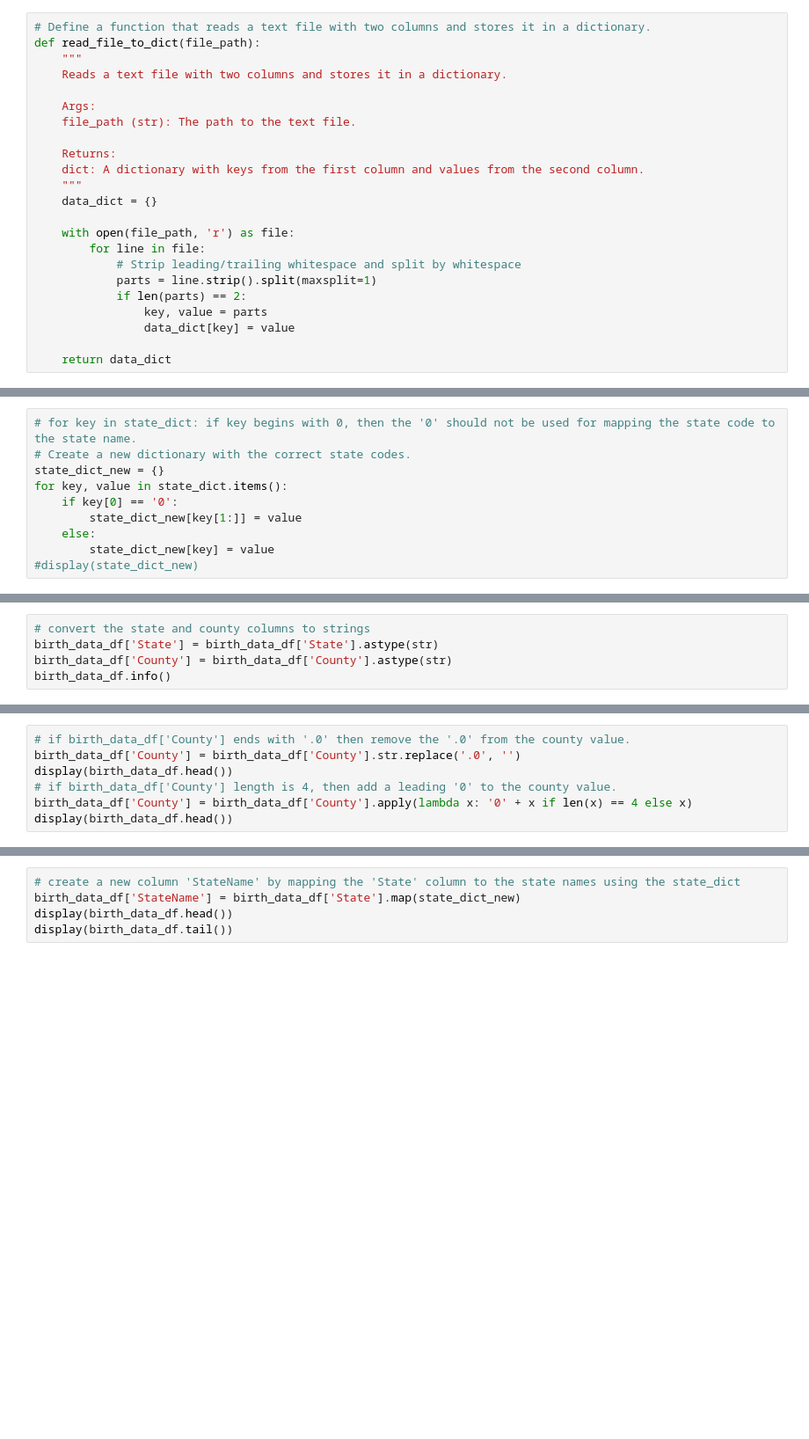
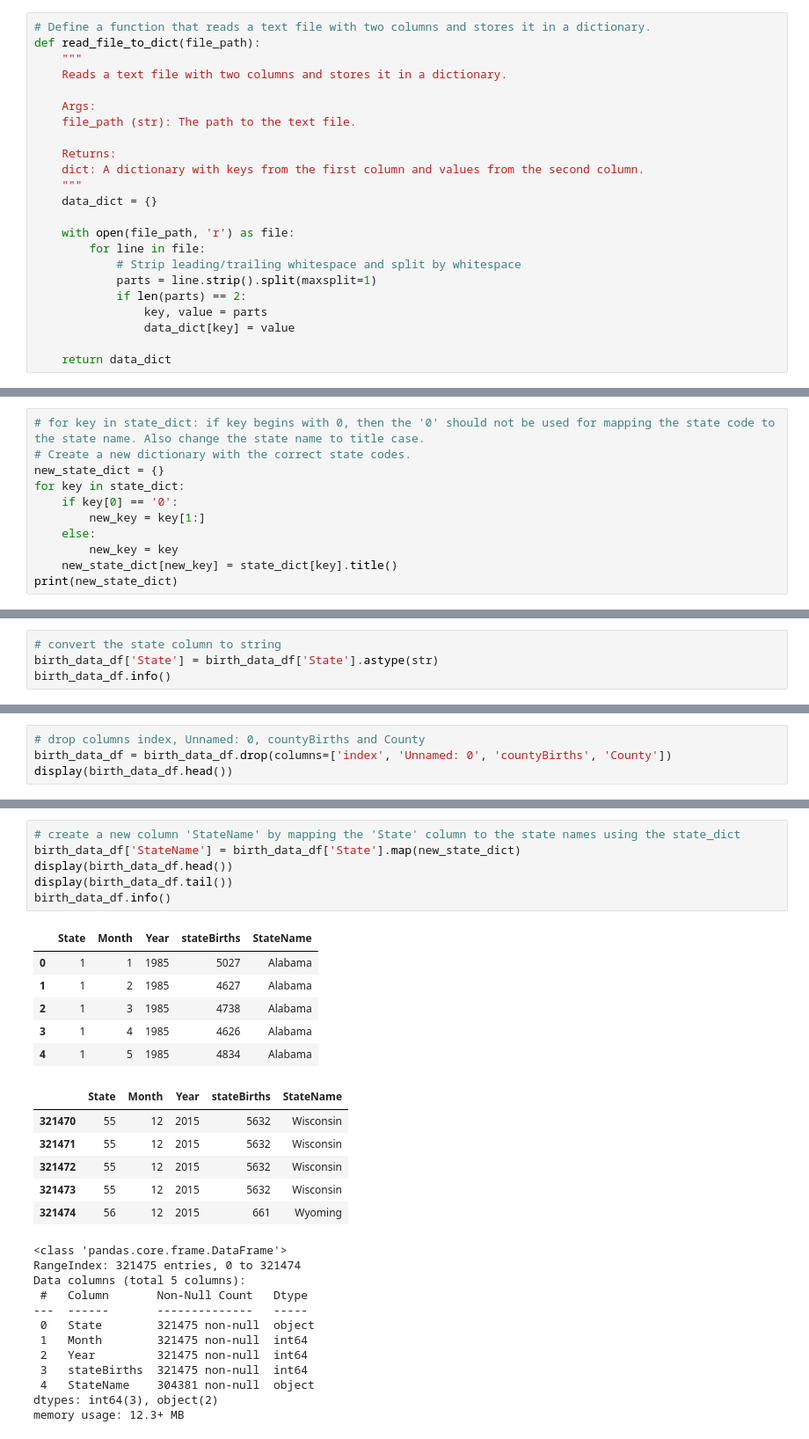
Before and after one commit to Aquamarine278/AI-Bootcamp-Project-1, a Jupyter notebook: birthdata_master.ipynb, the cells around one changed output, grey strips where cells are left out. Shown at 88% size. Saved outputs shown, nothing was run; the diff lists cells and outputs as text; blank space fills up the shorter version.

```diff
--- a/birthdata_master.ipynb
+++ b/birthdata_master.ipynb
@@ -34,10 +31,11 @@ county_dict = read_file_to_dict('resources/county_codes.txt')
 # %%
-# for key in state_dict: if key begins with 0, then the '0' should not be used for mapping the state code to the state name.
+# for key in state_dict: if key begins with 0, then the '0' should not be used for mapping the state code to the state name. Also change the state name to title case.
 # Create a new dictionary with the correct state codes.
-state_dict_new = {}
-for key, value in state_dict.items():
+new_state_dict = {}
+for key in state_dict:
     if key[0] == '0':
-        state_dict_new[key[1:]] = value
+        new_key = key[1:]
     else:
-        state_dict_new[key] = value
-#display(state_dict_new)
+        new_key = key
+    new_state_dict[new_key] = state_dict[key].title()
+print(new_state_dict)
@@ -50,5 +78,4 @@ birth_data_df.info()
 # %%
-# convert the state and county columns to strings
+# convert the state column to string
 birth_data_df['State'] = birth_data_df['State'].astype(str)
-birth_data_df['County'] = birth_data_df['County'].astype(str)
 birth_data_df.info()
@@ -55,7 +98,4 @@ birth_data_df.info()
-# %%
-# if birth_data_df['County'] ends with '.0' then remove the '.0' from the county value.
-birth_data_df['County'] = birth_data_df['County'].str.replace('.0', '')
-display(birth_data_df.head())
-# if birth_data_df['County'] length is 4, then add a leading '0' to the county value.
-birth_data_df['County'] = birth_data_df['County'].apply(lambda x: '0' + x if len(x) == 4 else x)
-display(birth_data_df.head())
+# %%
+# drop columns index, Unnamed: 0, countyBirths and County
+birth_data_df = birth_data_df.drop(columns=['index', 'Unnamed: 0', 'countyBirths', 'County'])
+display(birth_data_df.head())
@@ -62,5 +109,31 @@ display(birth_data_df.head())
 # %%
 # create a new column 'StateName' by mapping the 'State' column to the state names using the state_dict
-birth_data_df['StateName'] = birth_data_df['State'].map(state_dict_new)
+birth_data_df['StateName'] = birth_data_df['State'].map(new_state_dict)
 display(birth_data_df.head())
 display(birth_data_df.tail())
+birth_data_df.info()
+# %% [output]
+|  | State | Month | Year | stateBirths | StateName |
+| 0 | 1 | 1 | 1985 | 5027 | Alabama |
+| 1 | 1 | 2 | 1985 | 4627 | Alabama |
+| 2 | 1 | 3 | 1985 | 4738 | Alabama |
+| 3 | 1 | 4 | 1985 | 4626 | Alabama |
+| 4 | 1 | 5 | 1985 | 4834 | Alabama |
+|  | State | Month | Year | stateBirths | StateName |
+| 321470 | 55 | 12 | 2015 | 5632 | Wisconsin |
+| 321471 | 55 | 12 | 2015 | 5632 | Wisconsin |
+| 321472 | 55 | 12 | 2015 | 5632 | Wisconsin |
+| 321473 | 55 | 12 | 2015 | 5632 | Wisconsin |
+| 321474 | 56 | 12 | 2015 | 661 | Wyoming |
+<class 'pandas.core.frame.DataFrame'>
+RangeIndex: 321475 entries, 0 to 321474
+Data columns (total 5 columns):
+ #   Column       Non-Null Count   Dtype
+---  ------       --------------   -----
+ 0   State        321475 non-null  object
+ 1   Month        321475 non-null  int64
+ 2   Year         321475 non-null  int64
+ 3   stateBirths  321475 non-null  int64
+ 4   StateName    304381 non-null  object
+dtypes: int64(3), object(2)
+memory usage: 12.3+ MB
```
Also changed, not shown: parts of 27 cells of this notebook, 3 other files.
